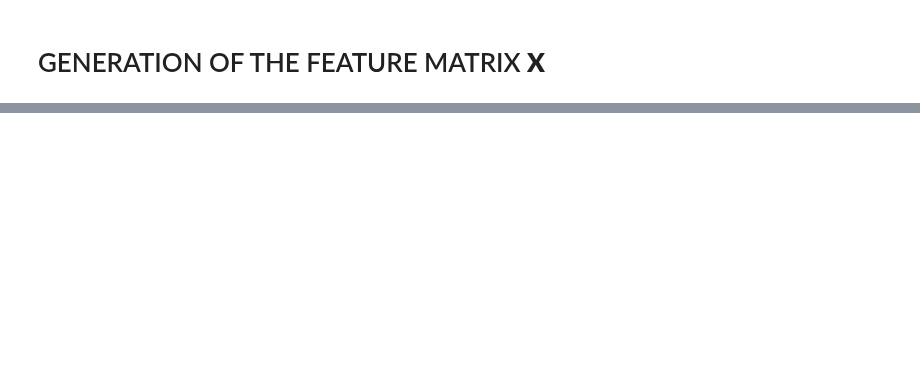
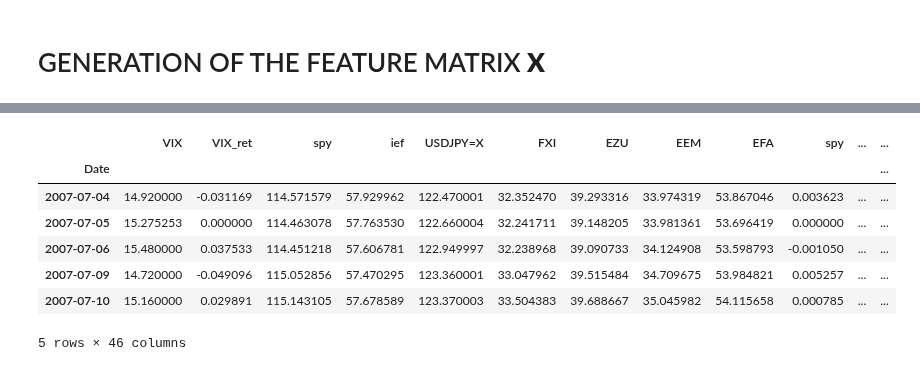
Before and after one commit to sangramsinghg/vix_predictor, a Jupyter notebook: Paola_NN1.ipynb, the cells around one changed output, grey strips where cells are left out. Saved outputs shown, nothing was run; the diff lists cells and outputs as text; code cells hidden in the pictures; blank space fills up the shorter version.

```diff
--- a/Paola_NN1.ipynb
+++ b/Paola_NN1.ipynb
@@ -243,6 +287,16 @@ y
 # %%
 # Define features set X by selecting all columns but Signal
-X = gtd_tdf.drop(columns=["Signal"])
+X = XY.drop(columns=["Signal"]).shift().dropna()
+
 
 # Review the features DataFrame
 X.head()
+# %% [output]
+|  | VIX | VIX_ret | spy | ief | USDJPY=X | FXI | EZU | EEM | EFA | spy | ... | ... |
+| Date |  |  |  |  |  |  |  |  |  |  |  | ... |
+| 2007-07-04 | 14.920000 | -0.031169 | 114.571579 | 57.929962 | 122.470001 | 32.352470 | 39.293316 | 33.974319 | 53.867046 | 0.003623 | ... | ... |
+| 2007-07-05 | 15.275253 | 0.000000 | 114.463078 | 57.763530 | 122.660004 | 32.241711 | 39.148205 | 33.981361 | 53.696419 | 0.000000 | ... | ... |
+| 2007-07-06 | 15.480000 | 0.037533 | 114.451218 | 57.606781 | 122.949997 | 32.238968 | 39.090733 | 34.124908 | 53.598793 | -0.001050 | ... | ... |
+| 2007-07-09 | 14.720000 | -0.049096 | 115.052856 | 57.470295 | 123.360001 | 33.047962 | 39.515484 | 34.709675 | 53.984821 | 0.005257 | ... | ... |
+| 2007-07-10 | 15.160000 | 0.029891 | 115.143105 | 57.678589 | 123.370003 | 33.504383 | 39.688667 | 35.045982 | 54.115658 | 0.000785 | ... | ... |
+5 rows × 46 columns
```
Also changed, not shown: parts of 53 cells of this notebook.
